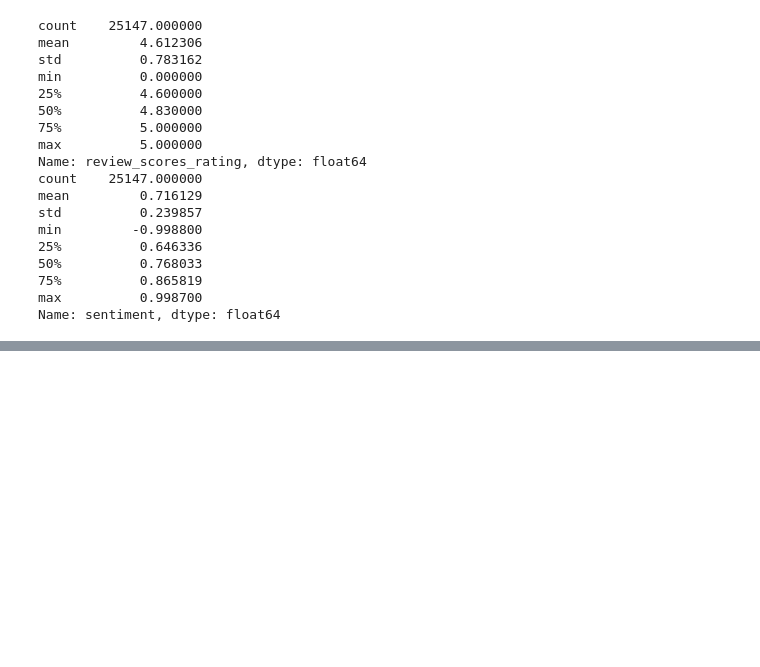
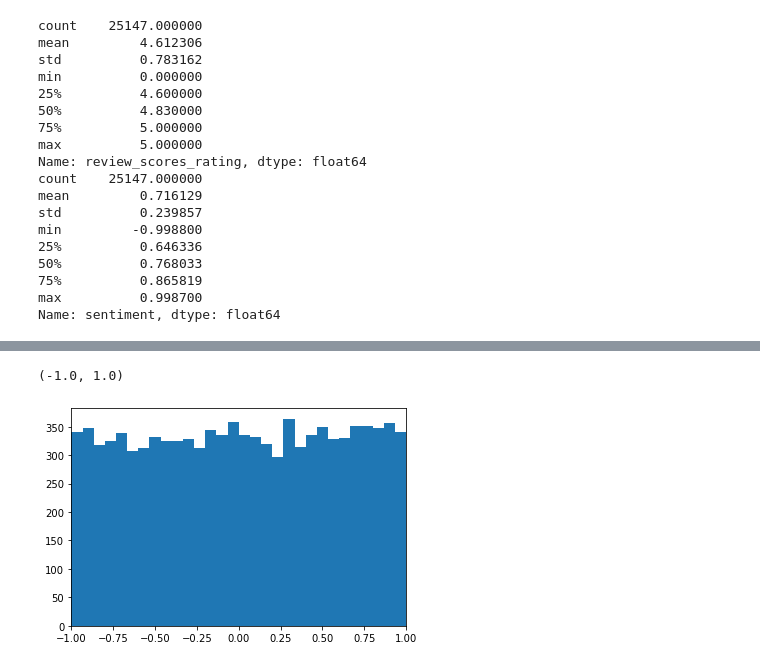
Before and after one commit to jeremyben-meir/orie3120-project, a Jupyter notebook: Final Project.ipynb, the cells around one changed output, grey strips where cells are left out. Saved outputs shown, nothing was run; the diff lists cells and outputs as text; code cells hidden in the pictures; blank space fills up the shorter version.

```diff
--- a/Final Project.ipynb
+++ b/Final Project.ipynb
@@ -292,0 +304,6 @@ print(random_sentiment)
+# %%
+plt.hist(random_sentiment,bins=30)
+plt.xlim(-1,1)
+# %% [output]
+(-1.0, 1.0)
+[figure, added]
```
Also changed, not shown: parts of 28 cells of this notebook.
